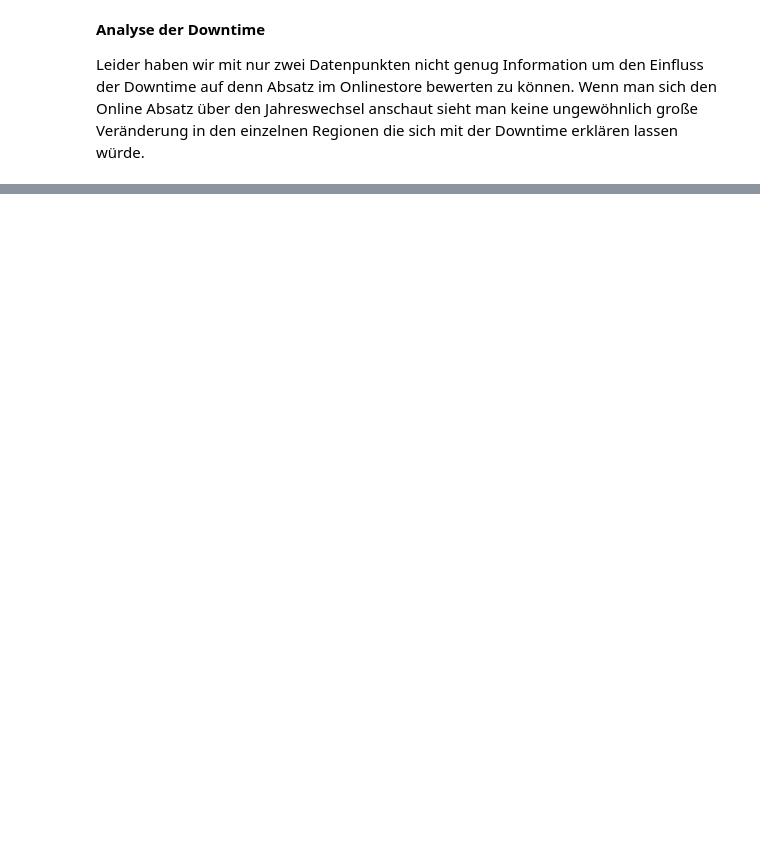
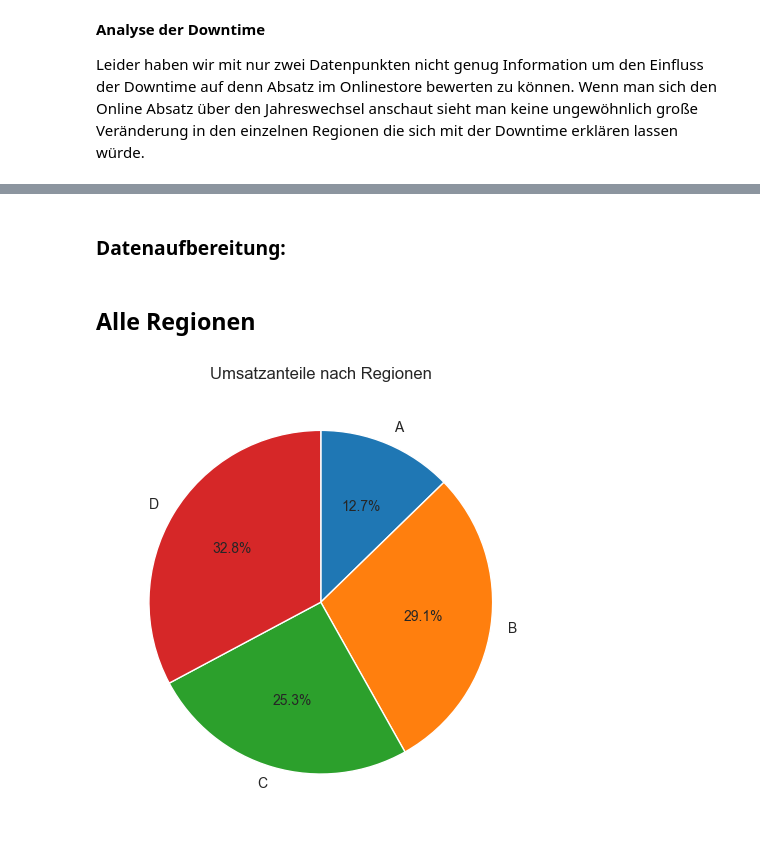
Before and after one commit to AliBenBali/TabletGmbHProjekt, a Jupyter notebook: Fallstudie_Novakovic_Elbers_Cicek_Barberi.ipynb, the cells around one changed output, grey strips where cells are left out. Drawn from its saved outputs; the diff is of its cells as text; code cells hidden in the pictures; blank space fills up the shorter version.

Commit message:
Performance der Regionen

```diff
--- a/Fallstudie_Novakovic_Elbers_Cicek_Barberi.ipynb
+++ b/Fallstudie_Novakovic_Elbers_Cicek_Barberi.ipynb
@@ -1398,0 +1403,2 @@ Leider haben wir mit nur zwei Datenpunkten nicht genug Information um den Einflu
+# %% [markdown]
+### Datenaufbereitung:
@@ -1398,0 +1439,10 @@ Leider haben wir mit nur zwei Datenpunkten nicht genug Information um den Einflu
+# %% [markdown]
+## Alle Regionen
+# %%
+plt.pie(df_sales_per_region, labels=df_sales_per_region.index, autopct='%1.1f%%', counterclock=False, startangle=90)
+plt.title('Umsatzanteile nach Regionen')
+
+plt.tight_layout()
+plt.show()
+# %% [output]
+[figure, added]
```
Also changed, not shown: parts of 36 cells of this notebook.
